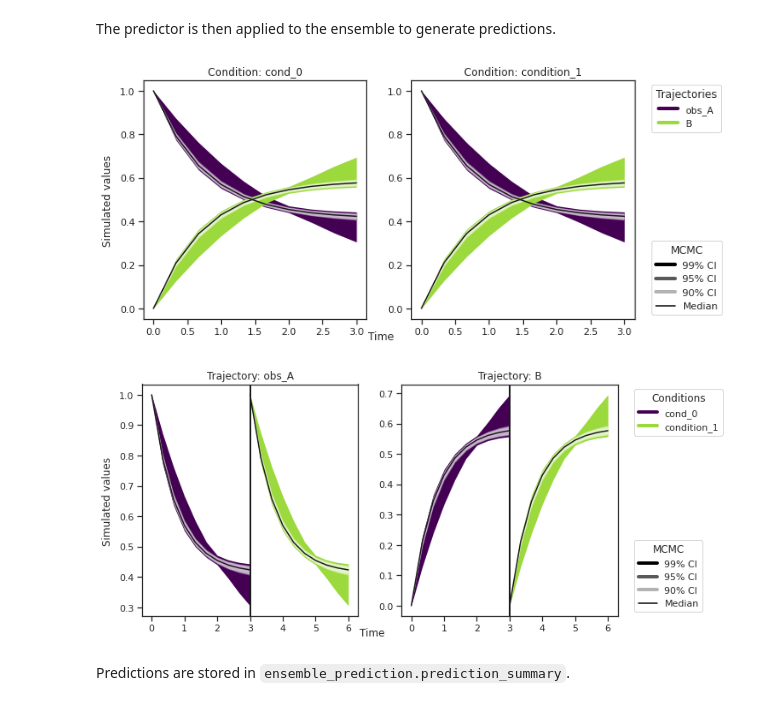
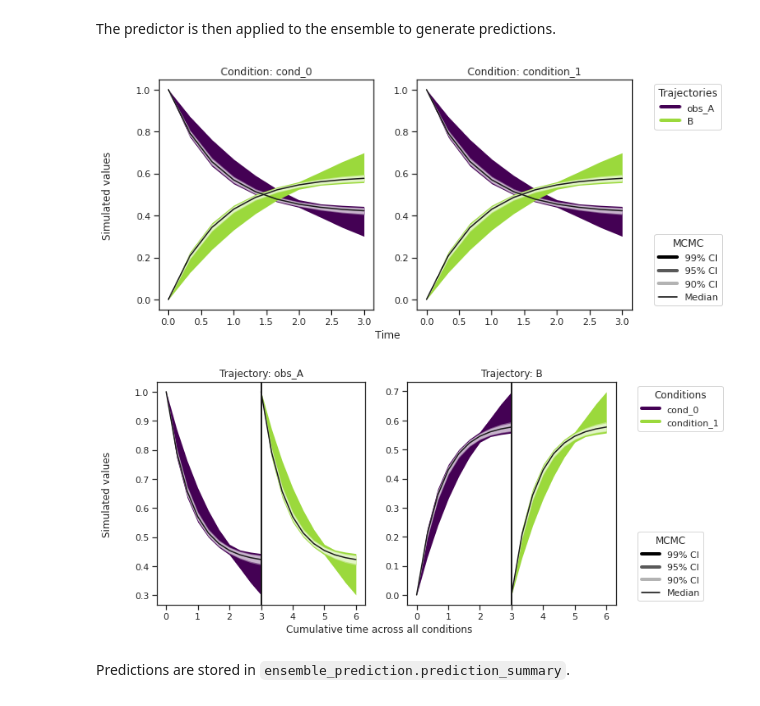
Before and after one commit to ICB-DCM/pyPESTO, a Jupyter notebook: doc/example/sampling_diagnostics.ipynb, the cells around one changed output. Saved outputs shown, nothing was run; the diff lists cells and outputs as text; code cells hidden in the pictures.

```diff
--- a/doc/example/sampling_diagnostics.ipynb
+++ b/doc/example/sampling_diagnostics.ipynb
@@ -157,22 +157,22 @@ ax = visualize.sampling_prediction_trajectories(
     levels=credibility_interval_levels,
     size=(10,5),
     labels={'A': 'obs_A', 'condition_0': 'cond_0'},
-    axis_label_padding=40,
+    axis_label_padding=60,
     groupby=CONDITION,
 )
 # %% [output]
-[figure, old version]
+[figure, new version]
 # %%
 ax = visualize.sampling_prediction_trajectories(
     ensemble_prediction,
     levels=credibility_interval_levels,
     size=(10,5),
     labels={'A': 'obs_A', 'condition_0': 'cond_0'},
-    axis_label_padding=40,
+    axis_label_padding=60,
     groupby=OUTPUT,
 )
 # %% [output]
-[figure, old version]
+[figure, new version]
 # %% [markdown]
 Predictions are stored in `ensemble_prediction.prediction_summary`.
 # %% [markdown]
```
Also changed, not shown: parts of 13 cells of this notebook, 4 other files.
